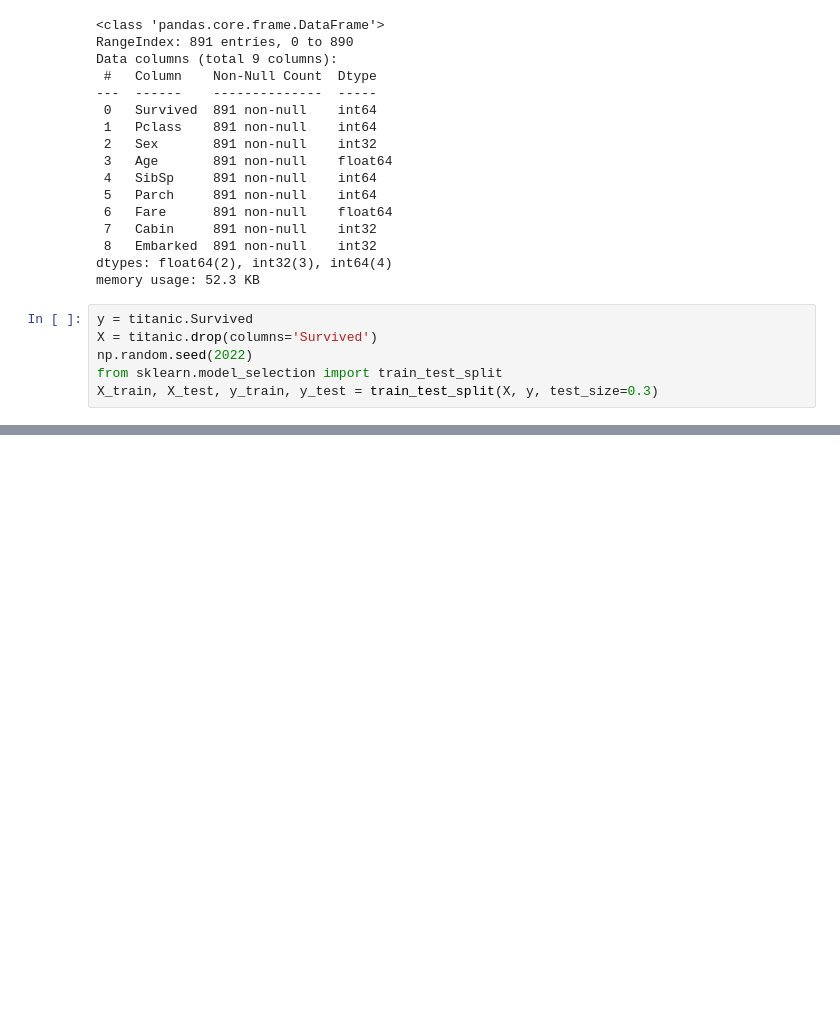
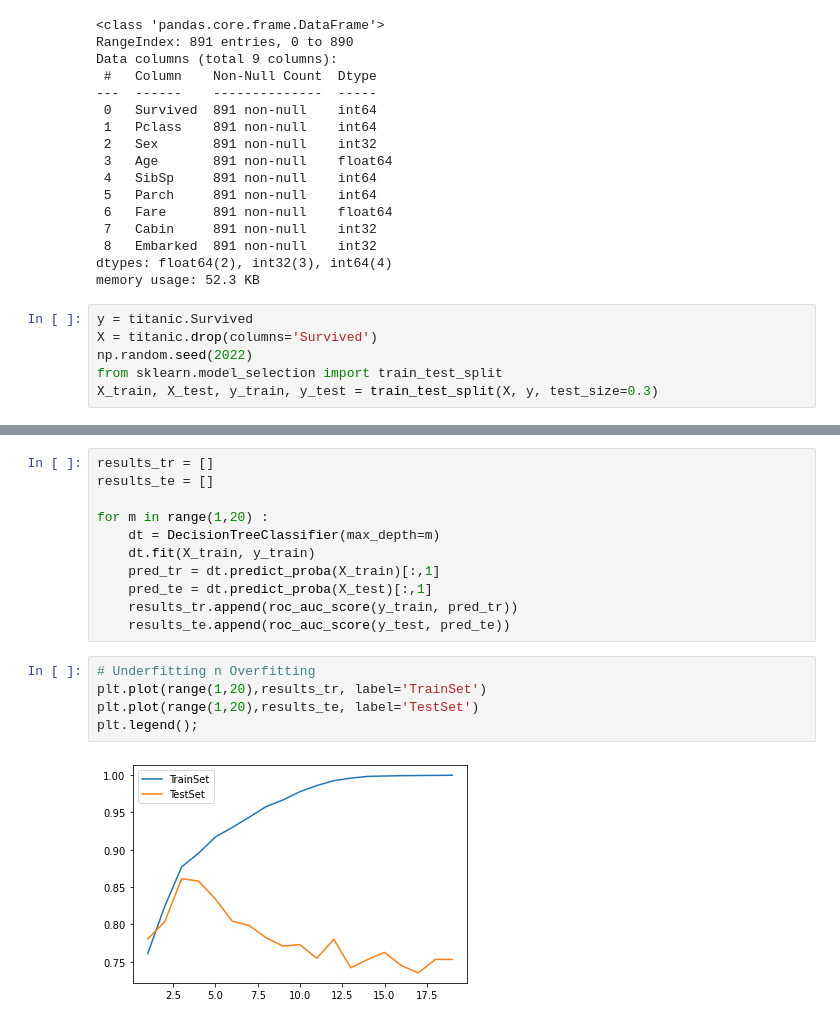
Before and after one commit to luckyspia/TIL, a Jupyter notebook: Machine_Learning/03.Algorithm.ipynb, the cells around one changed output, grey strips where cells are left out. Drawn from its saved outputs; the diff is of its cells as text; blank space fills up the shorter version.

```diff
--- a/Machine_Learning/03.Algorithm.ipynb
+++ b/Machine_Learning/03.Algorithm.ipynb
@@ -105,0 +229,18 @@ X_train, X_test, y_train, y_test = train_test_split(X, y, test_size=0.3)
+# %%
+results_tr = []
+results_te = []
+
+for m in range(1,20) :
+    dt = DecisionTreeClassifier(max_depth=m)
+    dt.fit(X_train, y_train)
+    pred_tr = dt.predict_proba(X_train)[:,1]
+    pred_te = dt.predict_proba(X_test)[:,1]
+    results_tr.append(roc_auc_score(y_train, pred_tr))
+    results_te.append(roc_auc_score(y_test, pred_te))
+# %%
+# Underfitting n Overfitting
+plt.plot(range(1,20),results_tr, label='TrainSet')
+plt.plot(range(1,20),results_te, label='TestSet')
+plt.legend();
+# %% [output]
+[figure, added]
```
Also changed, not shown: parts of 18 cells of this notebook.
